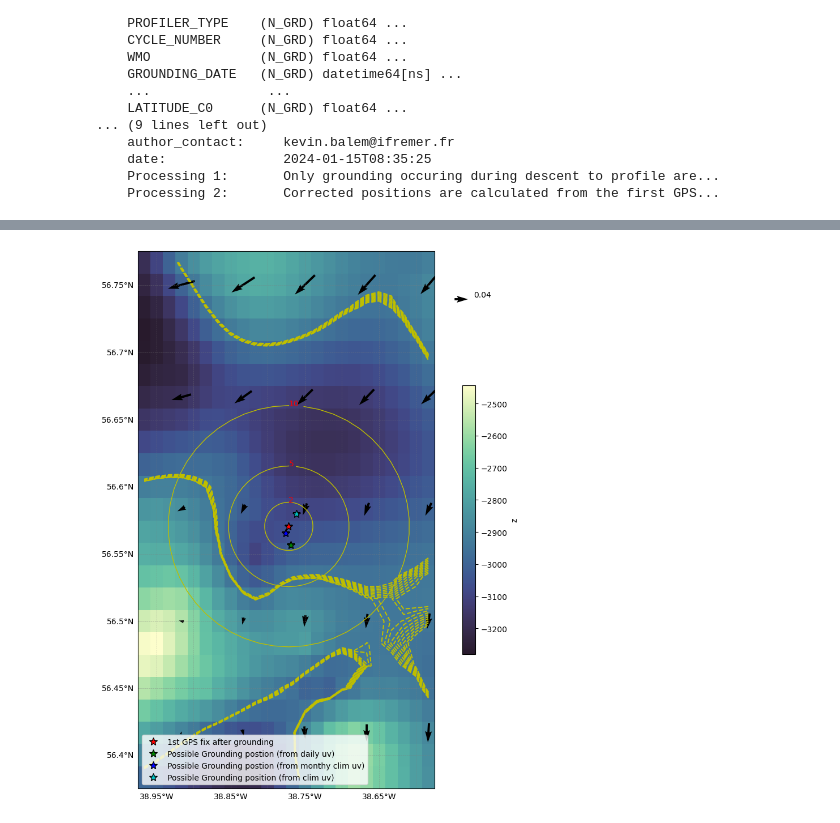
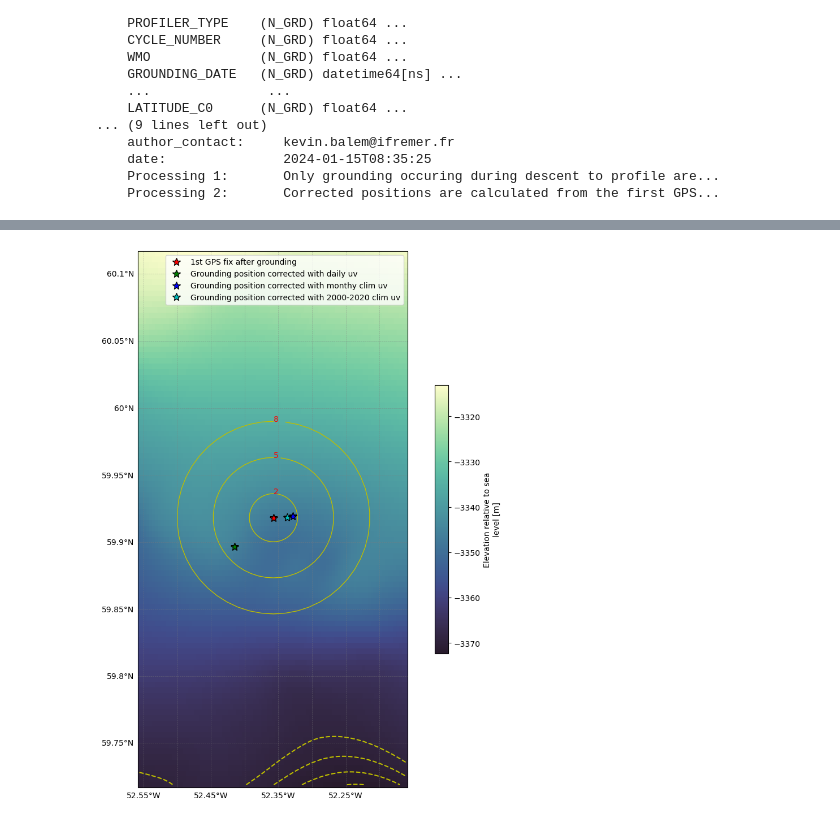
Before and after one commit to quai20/argobathy, a Jupyter notebook: deep/add_clim_positions.ipynb, the cells around one changed output, grey strips where cells are left out. Drawn from its saved outputs; the diff is of its cells as text; code cells hidden in the pictures.

```diff
--- a/deep/add_clim_positions.ipynb
+++ b/deep/add_clim_positions.ipynb
@@ -39,6 +98,26 @@ Data variables: (12/17)
     date:               2024-01-15T08:35:25
     Processing 1:       Only grounding occuring during descent to profile are...
     Processing 2:       Corrected positions are calculated from the first GPS...
+# %%
+def correct_from_glorysclim(du):
+    #times
+    ascent_duration = int((du.PROFILE_DATE - du.GROUNDING_DATE).values)/(1e9) #seconds
+    drift_duration = 2000 #seconds
+    #displacements
+    iu = -1*ascent_duration*glomu['uo'].interp(latitude=du.LATITUDE.values,longitude=du.LONGITUDE.values).values
+    iv = -1*ascent_duration*glomv['vo'].interp(latitude=du.LATITUDE.values,longitude=du.LONGITUDE.values).values
+    ius = -1*drift_duration*glomus['uo'].interp(latitude=du.LATITUDE.values,longitude=du.LONGITUDE.values).values
+    ivs = -1*drift_duration*glomvs['vo'].interp(latitude=du.LATITUDE.values,longitude=du.LONGITUDE.values).values
+    #surface drift correction
+    azim1 = np.degrees(np.arctan2(ius,ivs))
+    dist1 = np.sqrt(ius**2 + ivs**2)
+    origin1 = Geodesic().direct([du.LONGITUDE.values,du.LATITUDE.values],azim1,dist1)
+    #water column correction
+    azim0 = np.degrees(np.arctan2(iu,iv))
+    dist0 = np.sqrt(iu**2 + iv**2)
+    origin0 = Geodesic().direct([origin1[0][0], origin1[0][1]],azim0,dist0)
+
+    return origin0[0][0], origin0[0][1], origin1[0][0], origin1[0][1]
 # %%
 def get_coords_corrected_glo(du):
     # Set parameters
@@ -97,15 +202,16 @@ def get_coords_corrected_cli(du):
 # %%
-i = 450
+i = 1300
 du = df1.isel(N_GRD=i)
 
-lon_ci0,lat_ci0,vel = get_coords_corrected_glo(df1.isel(N_GRD=i))
-vel = vel.where(vel['depth']<du.GROUNDING_DEPTH.values,drop=True).mean('depth')
+#lon_ci0,lat_ci0,vel = get_coords_corrected_glo(df1.isel(N_GRD=i))
+#vel = vel.where(vel['depth']<du.GROUNDING_DEPTH.values,drop=True).mean('depth')
+lon_ci0,lat_ci0,lon_ci0t,lat_ci0t = correct_from_glorysclim(df1.isel(N_GRD=i))
 
 print("Plotting")
-bathy = etopo
-#bathy = gebco
-bdim={'x':'x','y':'y','z':'z'}
-#bdim={'x':'lon','y':'lat','z':'elevation'}
+#bathy = etopo
+bathy = gebco
+#bdim={'x':'x','y':'y','z':'z'}
+bdim={'x':'lon','y':'lat','z':'elevation'}
 rsize=.2
 
 fig=plt.figure(figsize=(10,10),tight_layout=True)
@@ -117,19 +223,19 @@ bathy.where((bathy[bdim['x']]>du['LONGITUDE'].values-rsize)&(bathy[bdim['x']]<du
 bathy.where((bathy[bdim['x']]>du['LONGITUDE'].values-rsize)&(bathy[bdim['x']]<du['LONGITUDE'].values+rsize)&(bathy[bdim['y']]>du['LATITUDE'].values-rsize)&(bathy[bdim['y']]<du['LATITUDE'].values+rsize),
             drop=True)[bdim['z']].plot.contour(x=bdim['x'],y=bdim['y'],levels=np.arange(-du['GROUNDING_DEPTH']-5,-du['GROUNDING_DEPTH']+5),colors='y',ax=ax, transform=ccrs.PlateCarree())
 
+ax.plot(du['LONGITUDE'],du['LATITUDE'],'*r', markersize=10, markeredgecolor='k', alpha=1, transform=ccrs.PlateCarree(),zorder=10,label='1st GPS fix after grounding')
+ax.plot(du['LONGITUDE_C0'],du['LATITUDE_C0'],'*g', markersize=10, markeredgecolor='k', alpha=1, transform=ccrs.PlateCarree(),zorder=10,label='Grounding position corrected with daily uv')
+ax.plot(du['LONGITUDE_C1'],du['LATITUDE_C1'],'*b', markersize=10, markeredgecolor='k', alpha=1, transform=ccrs.PlateCarree(),zorder=10,label='Grounding position corrected with monthy clim uv')
+ax.plot(du['LONGITUDE_C2'],du['LATITUDE_C2'],'*c', markersize=10, markeredgecolor='k', alpha=1, transform=ccrs.PlateCarree(),zorder=10,label='Grounding position corrected with 2000-2020 clim uv')
 
+#ax.plot(lon_ci0,lat_ci0,'*c', markersize=10, markeredgecolor='k', alpha=1, transform=ccrs.PlateCarree(),zorder=10,label='Possible Grounding position (from 2000-2020 clim)')
+#ax.plot(lon_ci0t,lat_ci0t,'.y', markersize=5, markeredgecolor='None', alpha=1, transform=ccrs.PlateCarree(),zorder=10)
 
-ax.plot(du['LONGITUDE'],du['LATITUDE'],'*r', markersize=10, markeredgecolor='k', alpha=1, transform=ccrs.PlateCarree(),zorder=10,label='1st GPS fix after grounding')
-ax.plot(du['LONGITUDE_C0'],du['LATITUDE_C0'],'*g', markersize=10, markeredgecolor='k', alpha=1, transform=ccrs.PlateCarree(),zorder=10,label='Possible Grounding postion (from daily uv)')
-ax.plot(du['LONGITUDE_C1'],du['LATITUDE_C1'],'*b', markersize=10, markeredgecolor='k', alpha=1, transform=ccrs.PlateCarree(),zorder=10,label='Possible Grounding postion (from monthy clim uv)')
-ax.plot(du['LONGITUDE_C2'],du['LATITUDE_C2'],'*c', markersize=10, markeredgecolor='k', alpha=1, transform=ccrs.PlateCarree(),zorder=10,label='Possible Grounding position (from clim uv)')
-
-vel.plot.quiver(x='longitude',y='latitude',u='uo',v='vo',ax=ax,transform=ccrs.PlateCarree())
-#ax.plot(lon_ci0,lat_ci0,'.y', markersize=8, markeredgecolor='None', alpha=1, transform=ccrs.PlateCarree(),zorder=11)
+#vel.plot.quiver(x='longitude',y='latitude',u='uo',v='vo',ax=ax,transform=ccrs.PlateCarree())
 
 plt.legend()
 
-rads = [2,5,10]
+rads = [2,5,8]
 for r in rads:
     PTS=np.array(Geodesic().circle(lon=du['LONGITUDE'].values,lat=du['LATITUDE'].values,radius=r*1000,n_samples=50))
     ax.plot(PTS[:,0],PTS[:,1],'y-',linewidth=1, transform=ccrs.PlateCarree())
@@ -147,2 +251,2 @@ Calculating corrected grounding position ...
 Plotting
-[figure, old version]
+[figure, new version]
```
Also changed, not shown: parts of 10 cells of this notebook, 7 other files.
